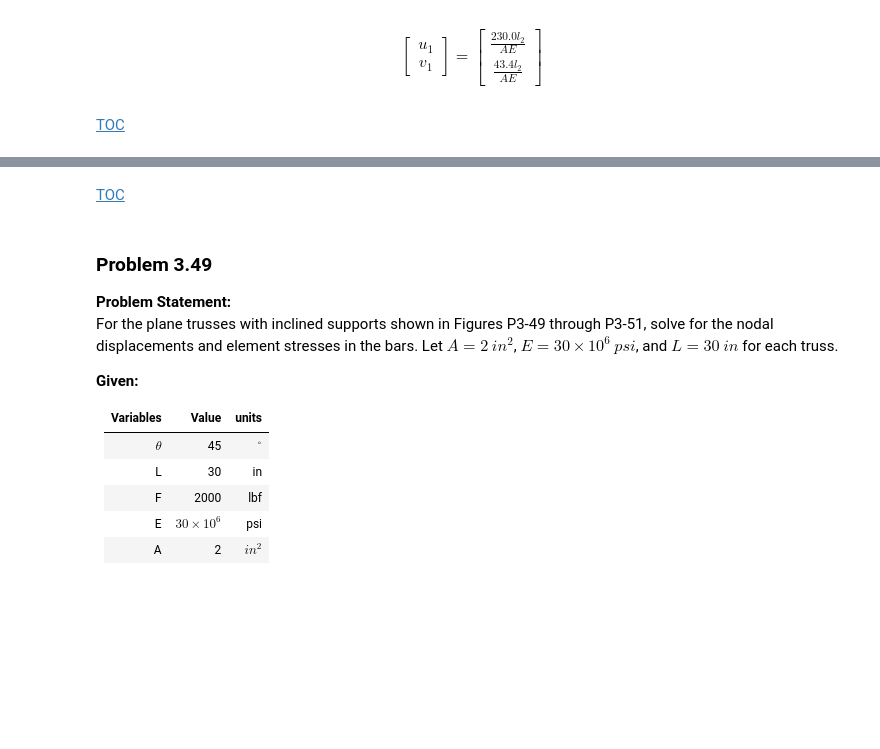
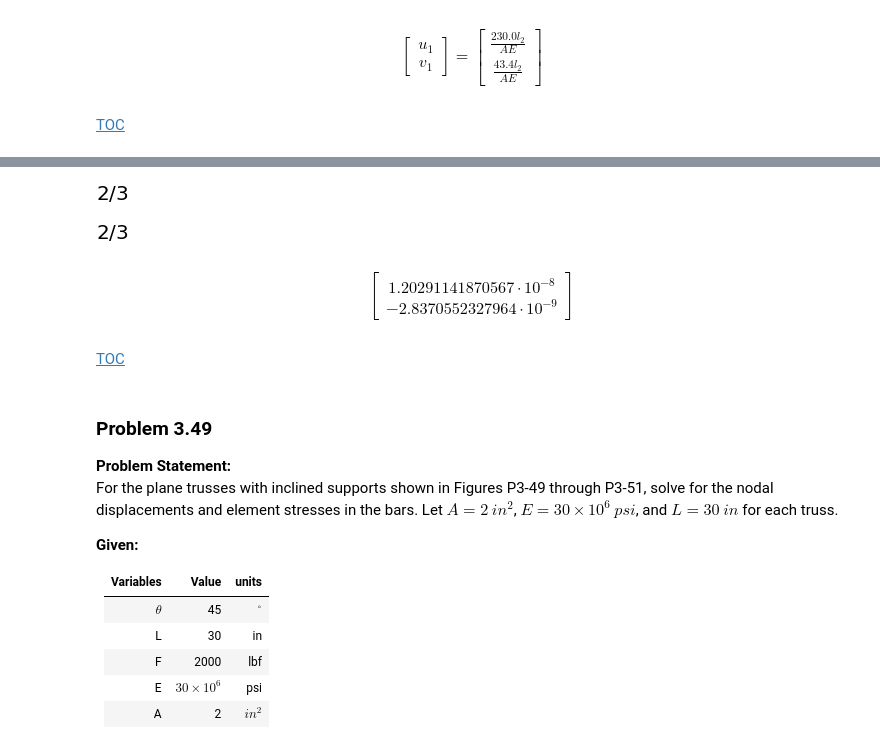
Before and after one commit to Spitts0484/FEM, a Jupyter notebook: FEM_ch3/FEM_ch3.ipynb, the cells around one changed output, grey strips where cells are left out. Saved outputs shown, nothing was run; the diff lists cells and outputs as text; code cells hidden in the pictures; blank space fills up the shorter version.

```diff
--- a/FEM_ch3/FEM_ch3.ipynb
+++ b/FEM_ch3/FEM_ch3.ipynb
@@ -1022,0 +1042,8 @@ For the space truss subjected to a 1000-lb load in the x direction as shown in F
+# %%
+Cz1
+# %% [output]
+[figure, added]
+# %%
+72/L1
+# %% [output]
+[figure, added]
@@ -1023,3 +1190,7 @@ For the space truss subjected to a 1000-lb load in the x direction as shown in F
+# %%
+ans
+# %% [output]
+$$\left[\begin{matrix}1.20291141870567 \cdot 10^{-8}\\-2.8370552327964 \cdot 10^{-9}\end{matrix}\right]$$
 # %% [markdown]
 [TOC](#TOC)
 # %% [markdown]
```
Also changed, not shown: parts of 2 cells of this notebook, 1 other file.
